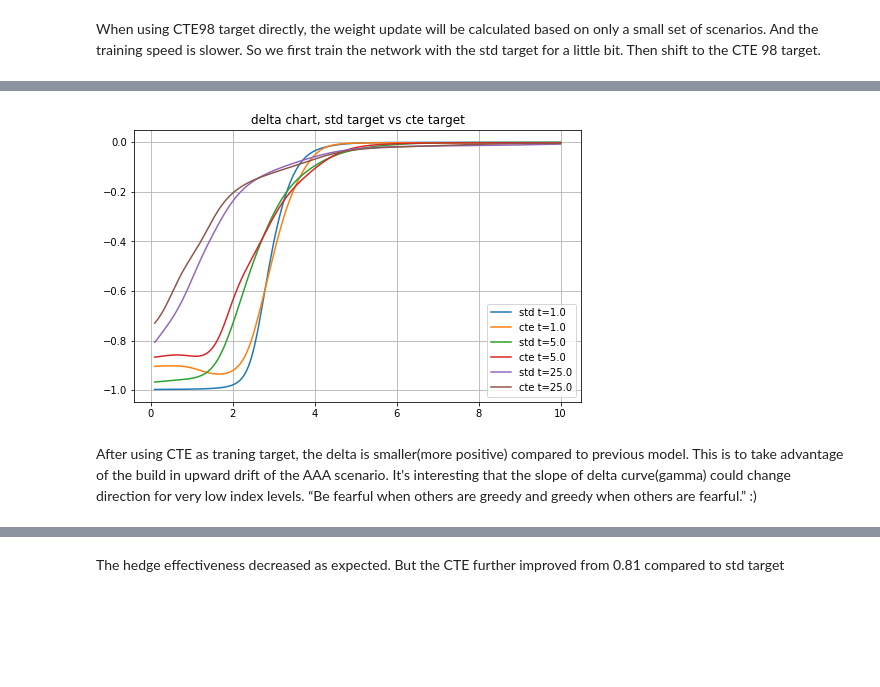
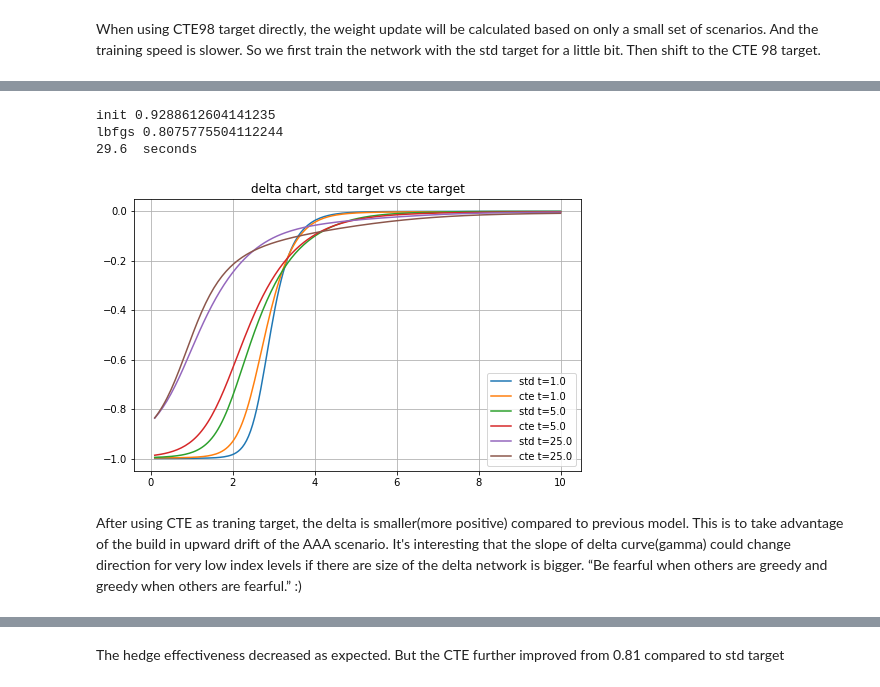
Before and after one commit to yufeng66/FutureGreeks, a Jupyter notebook: AAA_scenario_25yr_put.ipynb, the cells around one changed output, grey strips where cells are left out. Saved outputs shown, nothing was run; the diff lists cells and outputs as text; code cells hidden in the pictures; blank space fills up the shorter version.

```diff
--- a/AAA_scenario_25yr_put.ipynb
+++ b/AAA_scenario_25yr_put.ipynb
@@ -165,7 +165,7 @@ def cashflow_1(scenario):
 # %% [markdown]
 Generate scenario and cashflow
 # %%
-K1, K2 = 6, 10
+K1, K2 = 3, 10
 N1=2**K1   #batch count
 N2=2**K2   #batch size
 
@@ -206,11 +216,11 @@ tsv=torch.cat((t,s,v),3)
 The neural network. we have three input: time to maturity, index level and the short term volatility from AAA scenario generator
 # %%
 model_delta = torch.nn.Sequential(
-    torch.nn.Linear(3, 32),
+    torch.nn.Linear(3, 24),
     torch.nn.Tanh(),
-    torch.nn.Linear(32,8),
+    torch.nn.Linear(24,12),
     torch.nn.Tanh(),
-    torch.nn.Linear(8, 1),
+    torch.nn.Linear(12, 1),
     torch.nn.Sigmoid(),
 )
 model_delta = model_delta.to(device)
@@ -218,15 +228,15 @@ model_delta = model_delta.to(device)
 The time step for AAA scenario is monthly. It is not sufficient for delta hedge. We use the gamma and expected volatility to approximate the result of daily rebalancing delta hedge.
 # %%
 import time
-optimizer = torch.optim.AdamW(model_delta.parameters(),lr=0.02,
+optimizer = torch.optim.AdamW(model_delta.parameters(),lr=0.03,
                               weight_decay=1e-10,amsgrad=True)
 t1=time.time()
-for t in range(300):
+for j in range(50):
     for i in range(N1):
         optimizer.zero_grad()
         tsvi=tsv[i]
         delta=-model_delta(tsvi)
-
+# gamma is used to approximate the daily rebalance g/l
         g = torch.ones_like(delta)
         gamma, =grad(delta,tsvi,grad_outputs=g,create_graph=True)
 
@@ -240,9 +250,9 @@ for t in range(300):
         loss=hedged_price.std()
         loss.backward()
         optimizer.step()
-    if t%10==0: print(t,loss.item())
+    if j%10==0: print(j,loss.item())
     t2=time.time()
     if t2-t1> 180:
       break
-print(t2-t1)
+print("{:.3}".format(t2-t1), " seconds")
 # %% [output]
@@ -386,11 +426,11 @@ The framework is flexible enough we can actually incorporate CTE 98 as a trainin
 CTE 70 doesn't work very well as a training target. The model will ask us to stop hedging completely since 30th percentile of the scenario grows too fast compared to risk free rate.
 # %%
 cte_delta = torch.nn.Sequential(
-    torch.nn.Linear(3, 32),
+    torch.nn.Linear(3, 24),
     torch.nn.Tanh(),
-    torch.nn.Linear(32,8),
+    torch.nn.Linear(24,12),
     torch.nn.Tanh(),
-    torch.nn.Linear(8, 1),
+    torch.nn.Linear(12, 1),
     torch.nn.Sigmoid(),
 )
 cte_delta = cte_delta.to(device)
@@ -472,35 +473,64 @@ for t in range(300):
+# %%
+optimizer = torch.optim.LBFGS(cte_delta.parameters(),lr=1.0,
+                             max_iter=150,line_search_fn ="strong_wolfe",
+                             tolerance_grad=1e-30, tolerance_change=1e-30)
+def closure():
+  optimizer.zero_grad()
+  delta=-cte_delta(tsv)
+  delta=delta.view(N1,N2,T)
+  # gamma is used to approximate the daily rebalance g/l
+  g = torch.ones_like(delta)
+  gamma, =grad(delta,tsv,grad_outputs=g,create_graph=True)
+  gamma=gamma[:,:,:,1].view(N1,N2,T)
+  delta_gl=torch.sum(delta*chg,dim=2)
+  gamma_gl=torch.sum(gamma*chg2,dim=2)
+  hedged_price=pv_payout-delta_gl-gamma_gl
+  loss=cte98(hedged_price)
+  loss.backward()
+  return loss
+
+t1=time.time()
+print("init",closure().item())
+optimizer.step(closure)
+print("lbfgs",closure().item())
+t2=time.time()
+print("{:.3}".format(t2-t1), " seconds")
+# %% [output]
+init 0.9288612604141235
+lbfgs 0.8075775504112244
+29.6  seconds
 # %%
 import matplotlib.pyplot as plt
-import numpy as np
+
 
 plt.clf()
 plt.cla()
 plt.close()
 plt.figure(figsize=(8,5))
 plt.grid(True)
 
 tl=[1,5.0,25.0]
-for t in tl:
-  s=torch.linspace(0.1,10,200,device=device)
+for tc in tl:
+  sc=torch.linspace(0.1,10,200,device=device)
   tsvc=torch.zeros((200,3),device=device)
-  tsvc[:,0]=t
-  tsvc[:,1]=s
+  tsvc[:,0]=tc
+  tsvc[:,1]=sc
   tsvc[:,2]= 0.1476
   d_cte=-cte_delta(tsvc)
   d_nn=-model_delta(tsvc)
 
-  plt.plot(s.cpu().numpy(),d_nn.cpu().view(200).detach().numpy(),
-           label="std t="+ "%.1f" % t)
+  plt.plot(sc.cpu().numpy(),d_nn.cpu().view(200).detach().numpy(),
+           label="std t="+ "%.1f" % tc)
 
-  plt.plot(s.cpu().numpy(),d_cte.cpu().view(200).detach().numpy(),
-           label="cte t="+ "%.1f" % t)
+  plt.plot(sc.cpu().numpy(),d_cte.cpu().view(200).detach().numpy(),
+           label="cte t="+ "%.1f" % tc)
 
 
 plt.title("delta chart, std target vs cte target")
 plt.legend()
 #plt.savefig("test.svg")
 plt.show()
 # %% [output]
-[figure, old version]
+[figure, new version]
 # %% [markdown]
-After using CTE as traning target, the delta is smaller(more positive) compared to previous model. This is to take advantage of the build in upward drift of the AAA scenario. It's interesting that the slope of delta curve(gamma) could change direction for very low index levels. “Be fearful when others are greedy and greedy when others are fearful.” :)
+After using CTE as traning target, the delta is smaller(more positive) compared to previous model. This is to take advantage of the build in upward drift of the AAA scenario. It's interesting that the slope of delta curve(gamma) could change direction for very low index levels if there are size of the delta network is bigger. “Be fearful when others are greedy and greedy when others are fearful.” :)
```
Also changed, not shown: parts of 18 cells of this notebook.
